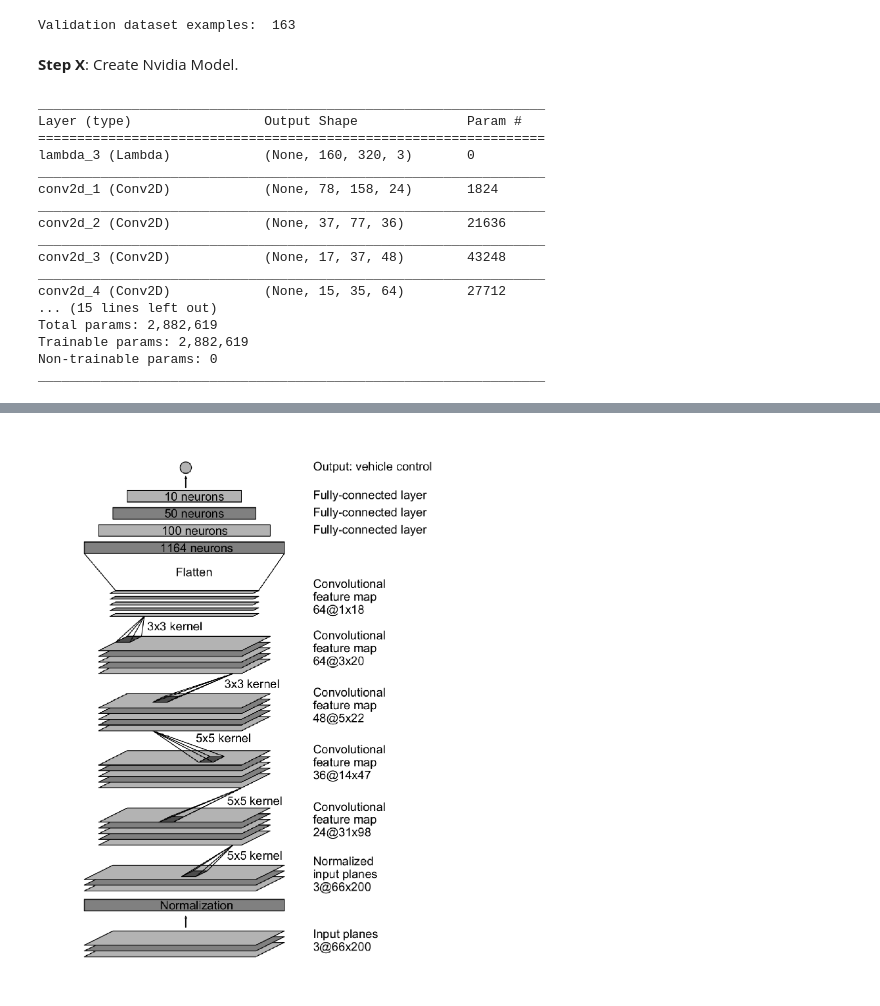
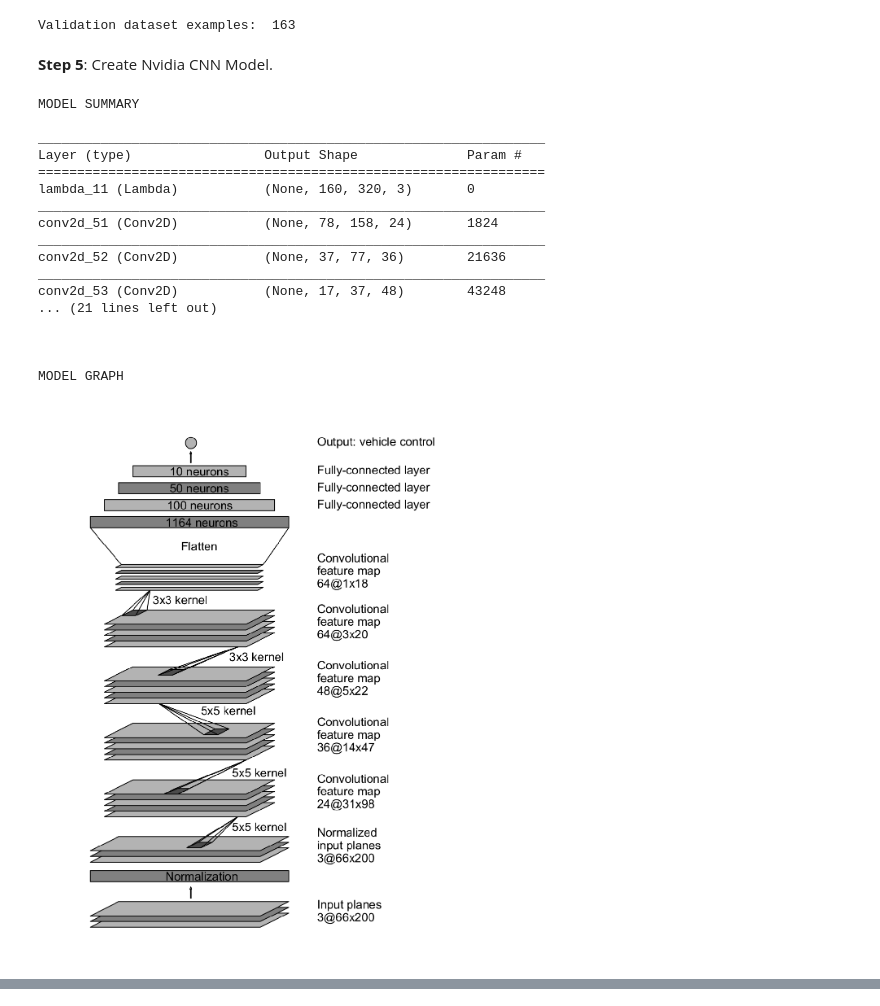
Before and after one commit to adrianmarino/self-driving-car-model, a Jupyter notebook: model-analysis.ipynb, the cells around one changed output, grey strips where cells are left out. Saved outputs shown, nothing was run; the diff lists cells and outputs as text; code cells hidden in the pictures.

Commit message:
wrap keras model

```diff
--- a/model-analysis.ipynb
+++ b/model-analysis.ipynb
@@ -58,25 +58,26 @@ print("Validation dataset examples: ", len(validation_dataset))
 # %% [output]
 Validation dataset examples:  163
 # %% [markdown]
-**Step X**: Create Nvidia Model.
+**Step 5**: Create Nvidia CNN Model.
 # %%
 model = ModelFactory.create_nvidia_model()
-model.summary()
+model.show()
 # %% [output]
+MODEL SUMMARY
+
 _________________________________________________________________
 Layer (type)                 Output Shape              Param #
 =================================================================
-lambda_3 (Lambda)            (None, 160, 320, 3)       0
+lambda_11 (Lambda)           (None, 160, 320, 3)       0
 _________________________________________________________________
-conv2d_1 (Conv2D)            (None, 78, 158, 24)       1824
+conv2d_51 (Conv2D)           (None, 78, 158, 24)       1824
 _________________________________________________________________
-conv2d_2 (Conv2D)            (None, 37, 77, 36)        21636
+conv2d_52 (Conv2D)           (None, 37, 77, 36)        21636
 _________________________________________________________________
-conv2d_3 (Conv2D)            (None, 17, 37, 48)        43248
-_________________________________________________________________
-conv2d_4 (Conv2D)            (None, 15, 35, 64)        27712
-... (15 lines left out)
-Total params: 2,882,619
-Trainable params: 2,882,619
-Non-trainable params: 0
-_________________________________________________________________
+conv2d_53 (Conv2D)           (None, 17, 37, 48)        43248
+... (21 lines left out)
+
+
+
+MODEL GRAPH
+[figure, added]
@@ -83,4 +84,0 @@ _________________________________________________________________
-# %%
-show_img('./images/nvidia-model.png', size=(15, 15))
-# %% [output]
-[figure, removed]
```
Also changed, not shown: parts of 2 cells of this notebook, 7 other files.
